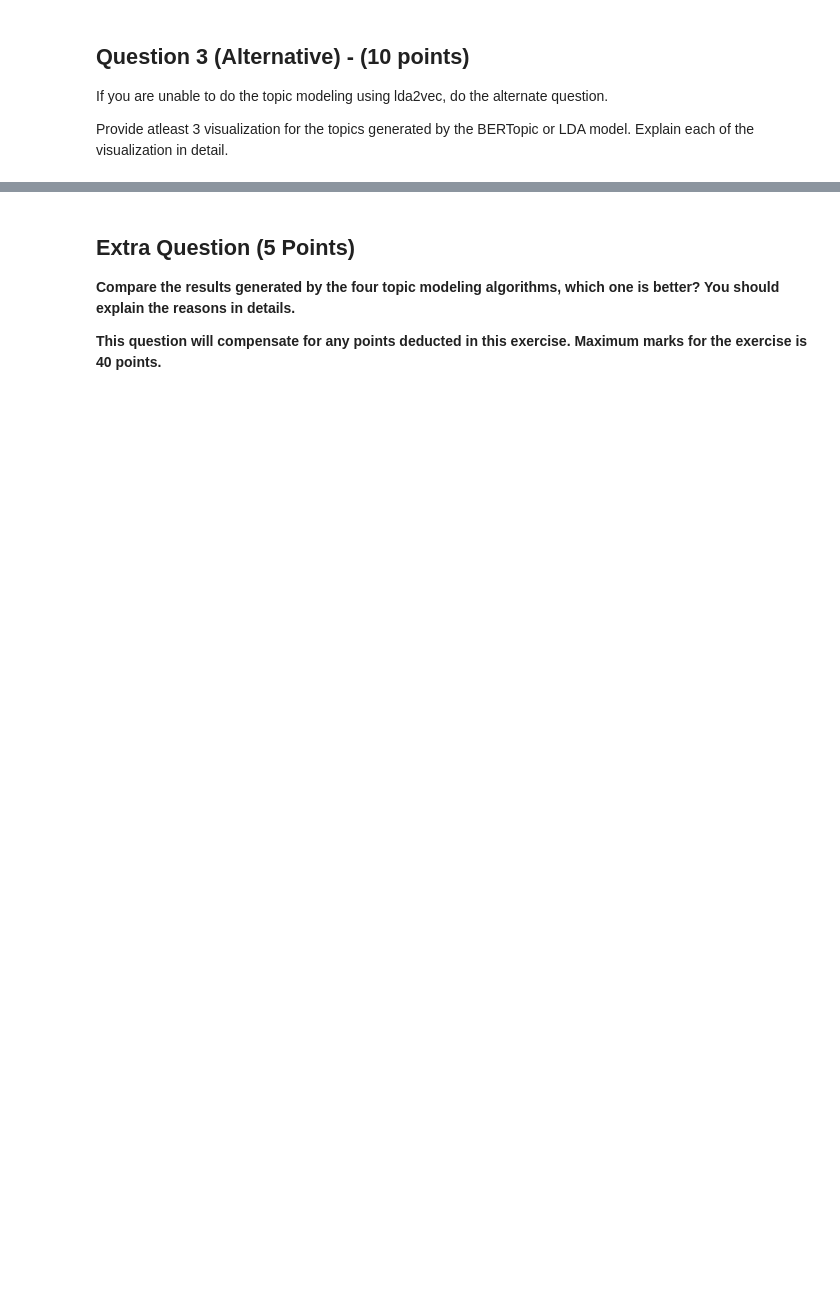
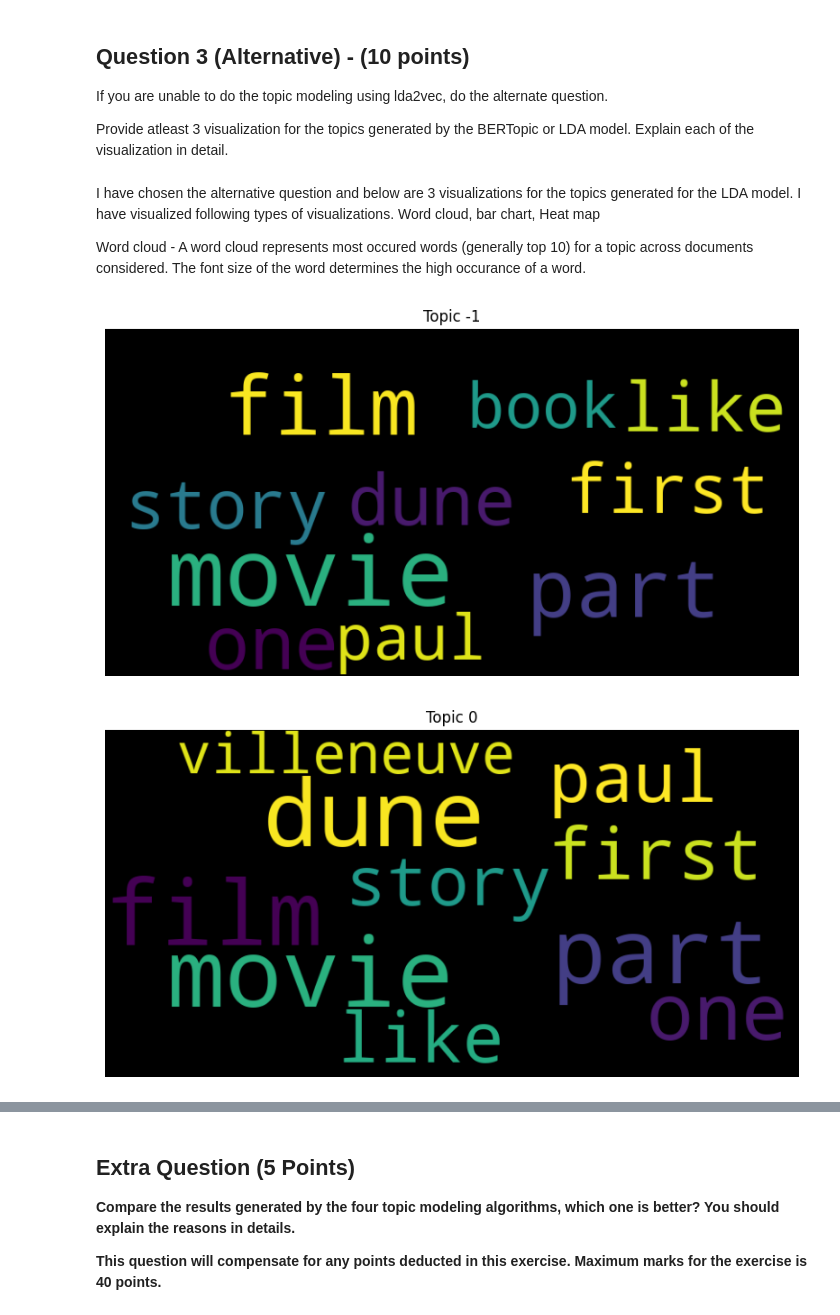
Before and after one commit to Vinuthna06reddy/VinuthnaReddy_INFO5731_FALL2024, a Jupyter notebook: INFO5731_Exercise_4_Updated.ipynb, the cells around one changed output, grey strips where cells are left out. Saved outputs shown, nothing was run; the diff lists cells and outputs as text; code cells hidden in the pictures; blank space fills up the shorter version.

```diff
--- a/INFO5731_Exercise_4_Updated.ipynb
+++ b/INFO5731_Exercise_4_Updated.ipynb
@@ -63,6 +63,6 @@ Requirement already satisfied: wrapt in /usr/local/lib/python3.10/dist-packages
 True
 # %%
-data = pd.read_csv('/content/dune_2_reviews.csv')  # Replace with your data file
+data = pd.read_csv('/dune_2_reviews.csv')  # Replace with your data file
 print("Column names in the dataset:", data.columns)
 
 # Specify the column name that contains text data
@@ -197,7 +197,7 @@ Requirement already satisfied: wrapt in /usr/local/lib/python3.10/dist-packages
 [nltk_data]   Package stopwords is already up-to-date!
 True
 # %%
-data = pd.read_csv('/content/dune_2_reviews.csv')
+data = pd.read_csv('/dune_2_reviews.csv')
 text_column = 'Review Content'
 
 def preprocess_text(texts):
@@ -310,7 +310,7 @@ nltk.download('stopwords')
 nltk.download('punkt')
 
 # Load your dataset
-data = pd.read_csv('/content/dune_2_reviews.csv')  # Replace with your data file
+data = pd.read_csv('/dune_2_reviews.csv')  # Replace with your data file
 text_column = 'Review Content'  # Adjust to match your column name
 
 # Preprocess the text data
@@ -320,22 +320,18 @@ def preprocess_text(texts):
     for text in texts:
         tokens = word_tokenize(text.lower())
         tokens = [word for word in tokens if word.isalpha() and word not in stop_words]
-        processed_texts.append(tokens)  # Keep as token list for coherence calculation
+        processed_texts.append(tokens)
     return processed_texts
 
-# Process documents
 documents = preprocess_text(data[text_column].values.tolist())
 
-# Create and fit the BERTopic model
 topic_model = BERTopic()
-topic_model.fit([" ".join(doc) for doc in documents])  # Join tokens to fit the model
+topic_model.fit([" ".join(doc) for doc in documents])
 
-# Define function to calculate coherence for BERTopic
 def compute_coherence_bertopic(model, texts):
     topics = model.get_topics()
     topic_words = [[word for word, _ in topics[topic]] for topic in topics if topic != -1]
 
-    # Create a Dictionary for coherence calculation
     dictionary = Dictionary(texts)
     coherence_model = CoherenceModel(topics=topic_words, texts=texts, dictionary=dictionary, coherence='c_v')
     return coherence_model.get_coherence()
@@ -345,7 +341,6 @@ topic_range = range(2, 11)
 coherence_values = []
 
 for k in topic_range:
-    # Reduce the number of topics - ensure we provide strings
     reduced_model = topic_model.reduce_topics([" ".join(doc) for doc in documents], nr_topics=k)
 
     # Calculate coherence score
@@ -353,7 +348,6 @@ for k in topic_range:
     coherence_values.append(coherence)
     print(f"Coherence Score for {k} topics: {coherence}")
 
-# Plot coherence values to find the optimal K
 plt.figure(figsize=(10, 5))
 plt.plot(topic_range, coherence_values, marker='o')
 plt.xlabel("Number of Topics")
@@ -361,18 +355,15 @@ plt.ylabel("Coherence Score")
 plt.title("Coherence Scores for Different Numbers of Topics (BERTopic)")
 plt.show()
 
-# Find the optimal number of topics
 optimal_k = topic_range[coherence_values.index(max(coherence_values))]
 print(f"\nOptimal number of topics: {optimal_k}")
 
-# Final BERTopic model with optimal number of topics
 optimal_model = topic_model.reduce_topics([" ".join(doc) for doc in documents], nr_topics=optimal_k)
 
-# Print topic summaries
 topics = optimal_model.get_topics()
 print("\nSummary of Topics:")
 for topic_num, words in topics.items():
-    if topic_num != -1:  # Ignore outliers
+    if topic_num != -1:
         topic_keywords = ", ".join([word for word, _ in words[:10]])
         print(f"Topic {topic_num}: {topic_keywords}")
 # %% [output]
@@ -424,0 +411,20 @@ Provide atleast 3 visualization for the topics generated by the BERTopic or LDA
+# %% [markdown]
+I have chosen the alternative question and below are 3 visualizations for the topics generated for the LDA model. I have visualized following types of visualizations.
+Word cloud, bar chart, Heat map
+
+Word cloud - A word cloud represents most occured words (generally top 10) for a topic across documents considered. The font size of the word determines the high occurance of a word.
+# %%
+from wordcloud import WordCloud
+import matplotlib.pyplot as plt
+
+topics = topic_model.get_topics()
+for topic_num, words in topics.items():
+    wordcloud = WordCloud(width=800, height=400, random_state=21, max_font_size=110).generate_from_frequencies(dict(words))
+    plt.figure(figsize=(10, 5))
+    plt.title(f'Topic {topic_num}')
+    plt.imshow(wordcloud, interpolation="bilinear")
+    plt.axis('off')
+    plt.show()
+# %% [output]
+[figure, added]
+[figure, added]
```
Also changed, not shown: parts of 16 cells of this notebook.
